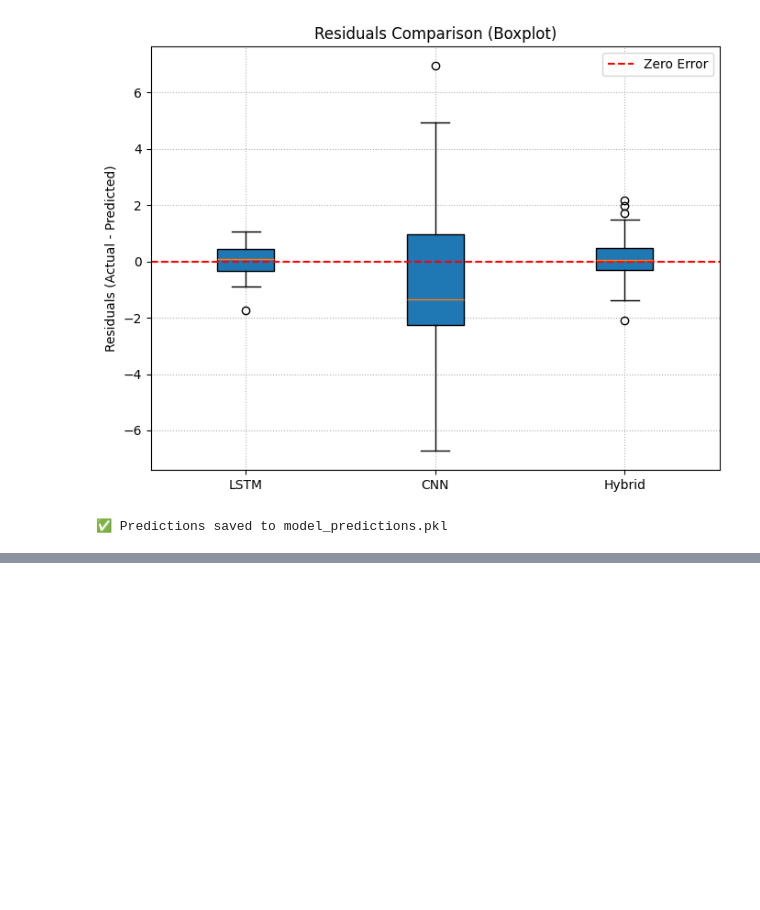
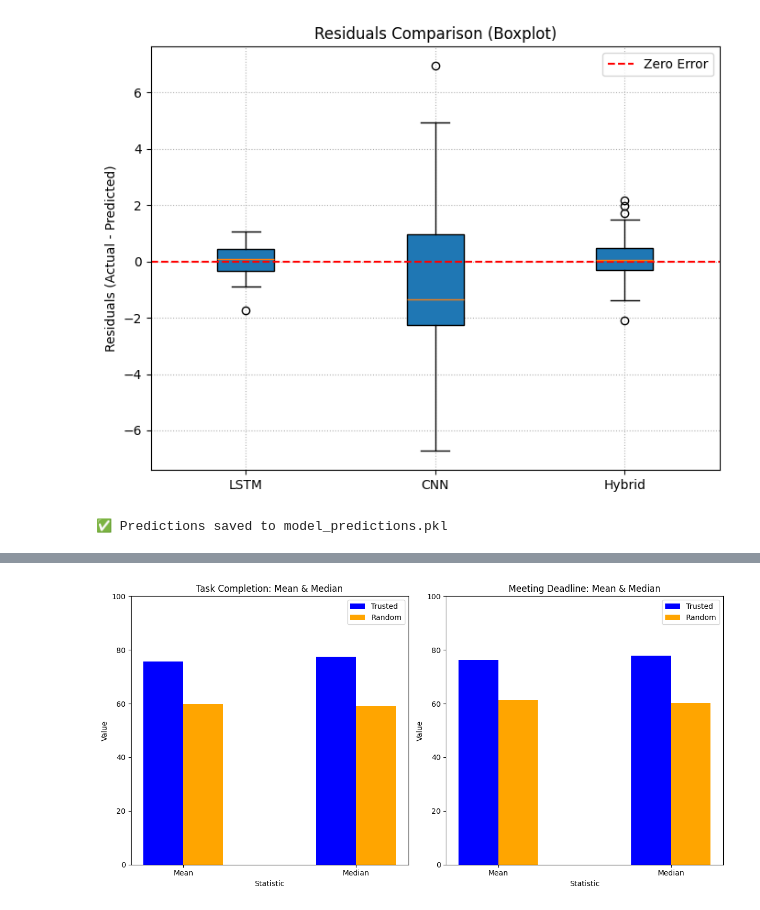
Before and after one commit to esbahsohail6/sataaf, a Jupyter notebook: trustscorelstmmaria_taskcompletion_(1).ipynb, the cells around one changed output, grey strips where cells are left out. Cells and saved outputs as stored; diff of their text form; code cells hidden in the pictures; blank space fills up the shorter version.

```diff
--- a/trustscorelstmmaria_taskcompletion_(1).ipynb
+++ b/trustscorelstmmaria_taskcompletion_(1).ipynb
@@ -1717,0 +2271,67 @@ print("✅ Predictions saved to model_predictions.pkl")
+# %%
+import matplotlib.pyplot as plt
+import numpy as np
+
+# --- Assuming merged_df and merged_random_assign_df are already defined ---
+
+# Extract statistics
+task_mean_trusted  = merged_df['Task Completion'].mean()
+task_mean_random   = merged_random_assign_df['Task Completion'].mean()
+task_median_trusted = merged_df['Task Completion'].median()
+task_median_random  = merged_random_assign_df['Task Completion'].median()
+
+deadline_mean_trusted  = merged_df['Meeting Deadline'].mean()
+deadline_mean_random   = merged_random_assign_df['Meeting Deadline'].mean()
+deadline_median_trusted = merged_df['Meeting Deadline'].median()
+deadline_median_random  = merged_random_assign_df['Meeting Deadline'].median()
+
+# Group labels
+groups = ['Mean', 'Median']
+x = np.arange(len(groups))       # [0, 1]
+
+bar_width = 0.23
+
+# ------- Task Completion Values -------
+task_trusted = [task_mean_trusted, task_median_trusted]
+task_random  = [task_mean_random, task_median_random]
+
+# ------- Meeting Deadline Values -------
+deadline_trusted = [deadline_mean_trusted, deadline_median_trusted]
+deadline_random  = [deadline_mean_random, deadline_median_random]
+
+
+plt.figure(figsize=(12, 6))
+
+
+# ---------------- TASK COMPLETION ----------------
+plt.subplot(1, 2, 1)
+
+plt.bar(x - bar_width/2, task_trusted, width=bar_width, label='Trusted', color='blue')
+plt.bar(x + bar_width/2, task_random,  width=bar_width, label='Random', color='orange')
+
+plt.title('Task Completion: Mean & Median')
+plt.xticks(x, groups)
+plt.xlabel('Statistic')
+plt.ylabel('Value')
+plt.ylim(0, 100)
+plt.legend()
+
+
+# ---------------- MEETING DEADLINE ----------------
+plt.subplot(1, 2, 2)
+
+plt.bar(x - bar_width/2, deadline_trusted, width=bar_width, label='Trusted', color='blue')
+plt.bar(x + bar_width/2, deadline_random,  width=bar_width, label='Random', color='orange')
+
+plt.title('Meeting Deadline: Mean & Median')
+plt.xticks(x, groups)
+plt.xlabel('Statistic')
+plt.ylabel('Value')
+plt.ylim(0, 100)
+plt.legend()
+
+
+plt.tight_layout()
+plt.show()
+# %% [output]
+[figure, added]
```
Also changed, not shown: parts of 43 cells of this notebook.
